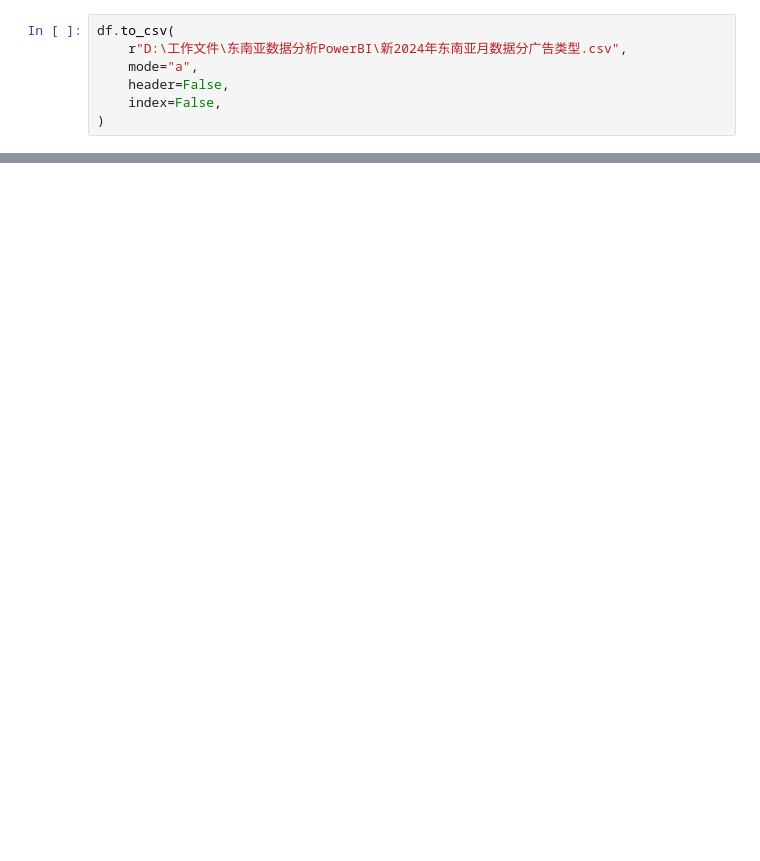
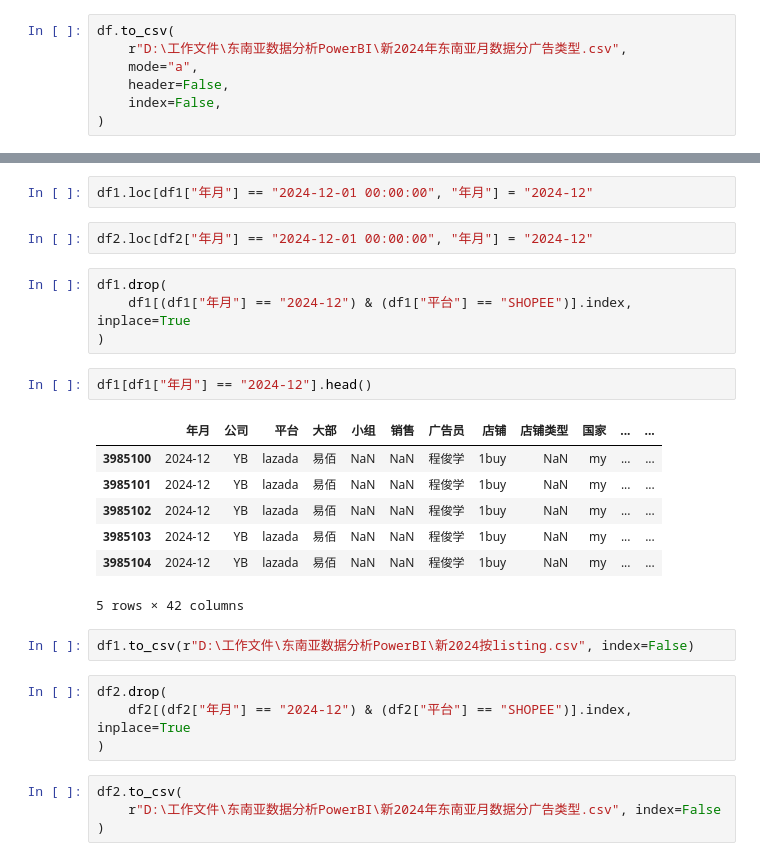
Before and after one commit to closerc/closerc, a Jupyter notebook: Jupyter/rouph_draft.ipynb, the cells around one changed output, grey strips where cells are left out. Saved outputs shown, nothing was run; the diff lists cells and outputs as text; blank space fills up the shorter version.

```diff
--- a/Jupyter/rouph_draft.ipynb
+++ b/Jupyter/rouph_draft.ipynb
@@ -249,0 +269,28 @@ df.to_csv(
+# %%
+df1.loc[df1["年月"] == "2024-12-01 00:00:00", "年月"] = "2024-12"
+# %%
+df2.loc[df2["年月"] == "2024-12-01 00:00:00", "年月"] = "2024-12"
+# %%
+df1.drop(
+    df1[(df1["年月"] == "2024-12") & (df1["平台"] == "SHOPEE")].index, inplace=True
+)
+# %%
+df1[df1["年月"] == "2024-12"].head()
+# %% [output]
+|  | 年月 | 公司 | 平台 | 大部 | 小组 | 销售 | 广告员 | 店铺 | 店铺类型 | 国家 | ... | ... |
+| 3985100 | 2024-12 | YB | lazada | 易佰 | NaN | NaN | 程俊学 | 1buy | NaN | my | ... | ... |
+| 3985101 | 2024-12 | YB | lazada | 易佰 | NaN | NaN | 程俊学 | 1buy | NaN | my | ... | ... |
+| 3985102 | 2024-12 | YB | lazada | 易佰 | NaN | NaN | 程俊学 | 1buy | NaN | my | ... | ... |
+| 3985103 | 2024-12 | YB | lazada | 易佰 | NaN | NaN | 程俊学 | 1buy | NaN | my | ... | ... |
+| 3985104 | 2024-12 | YB | lazada | 易佰 | NaN | NaN | 程俊学 | 1buy | NaN | my | ... | ... |
+5 rows × 42 columns
+# %%
+df1.to_csv(r"D:\工作文件\东南亚数据分析PowerBI\新2024按listing.csv", index=False)
+# %%
+df2.drop(
+    df2[(df2["年月"] == "2024-12") & (df2["平台"] == "SHOPEE")].index, inplace=True
+)
+# %%
+df2.to_csv(
+    r"D:\工作文件\东南亚数据分析PowerBI\新2024年东南亚月数据分广告类型.csv", index=False
+)
```
Also changed, not shown: parts of 7 cells of this notebook.
